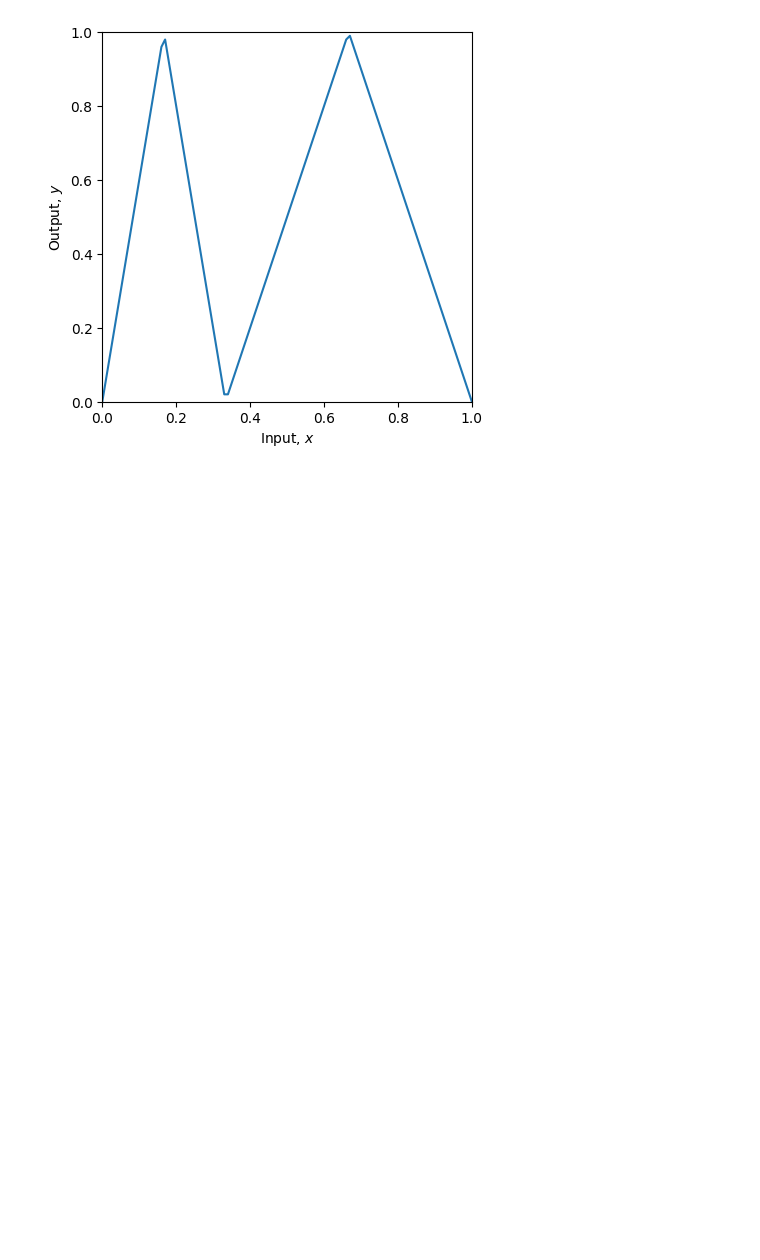
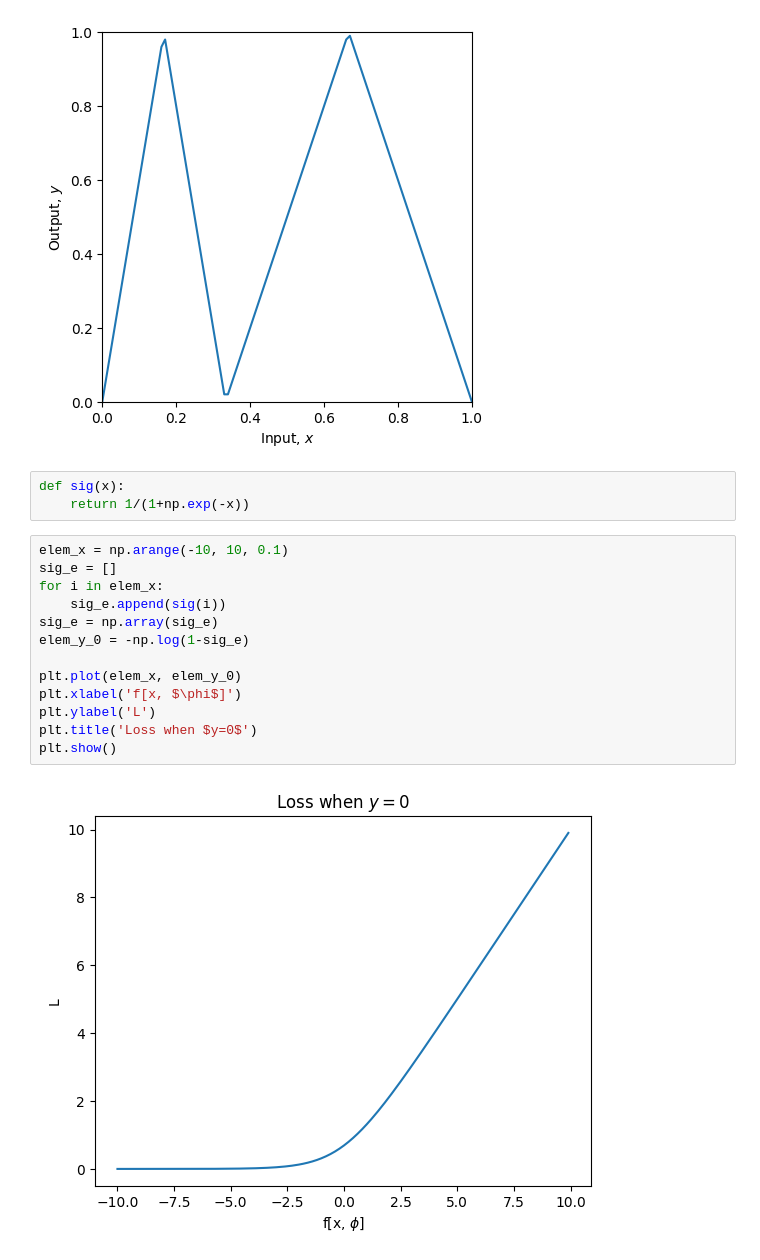
Before and after one commit to jrodriguezru/MDL-2024-1, a Jupyter notebook: Exercises from the Book/drafts.ipynb, the cells around one changed output. Cells and saved outputs as stored; diff of their text form; blank space fills up the shorter version.

```diff
--- a/Exercises from the Book/drafts.ipynb
+++ b/Exercises from the Book/drafts.ipynb
@@ -265,3 +265,21 @@ plot_neural3(x, y, pre_1, pre_2, pre_3, act_1, act_2, act_3, w_act_1, w_act_2, w
 # %% [output]
 [figure]
 [figure]
+# %%
+def sig(x):
+    return 1/(1+np.exp(-x))
+# %%
+elem_x = np.arange(-10, 10, 0.1)
+sig_e = []
+for i in elem_x:
+    sig_e.append(sig(i))
+sig_e = np.array(sig_e)
+elem_y_0 = -np.log(1-sig_e)
+
+plt.plot(elem_x, elem_y_0)
+plt.xlabel('f[x, $\phi$]')
+plt.ylabel('L')
+plt.title('Loss when $y=0$')
+plt.show()
+# %% [output]
+[figure, added]
```
Also changed, not shown: parts of 1 cell of this notebook, 3 other files.
